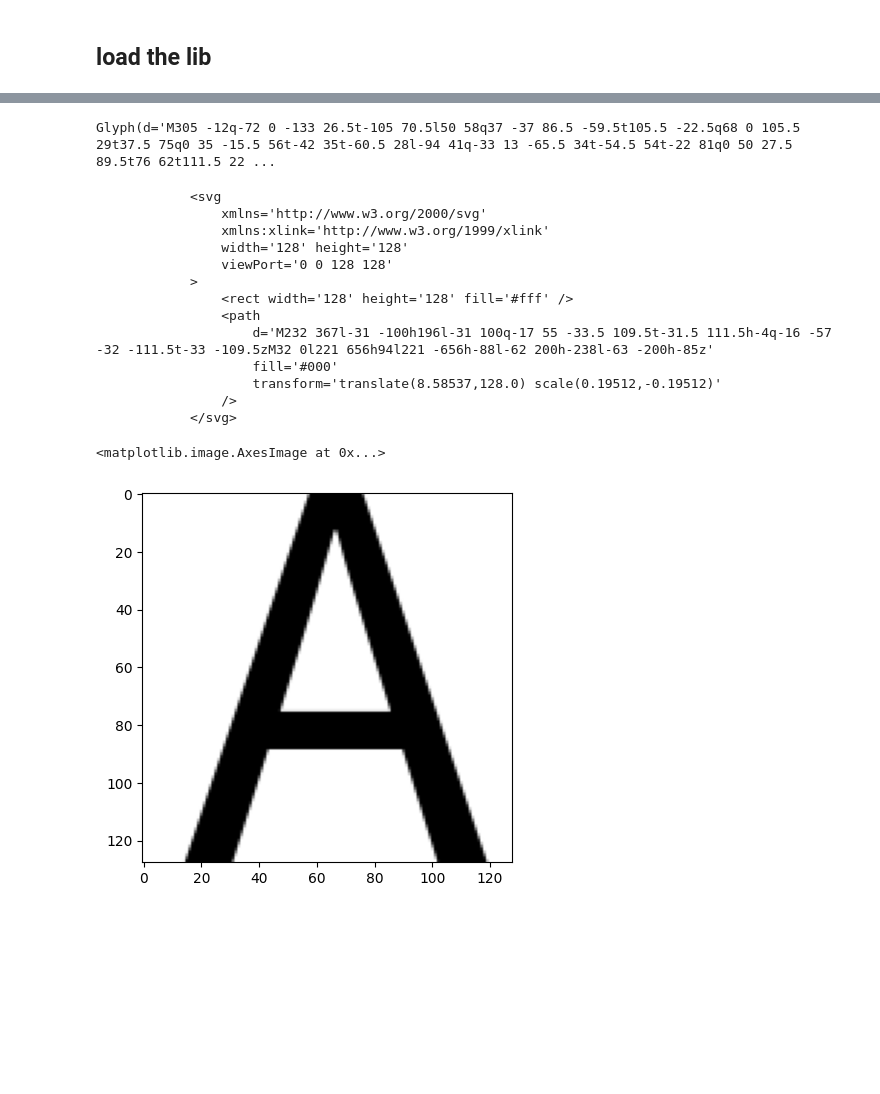
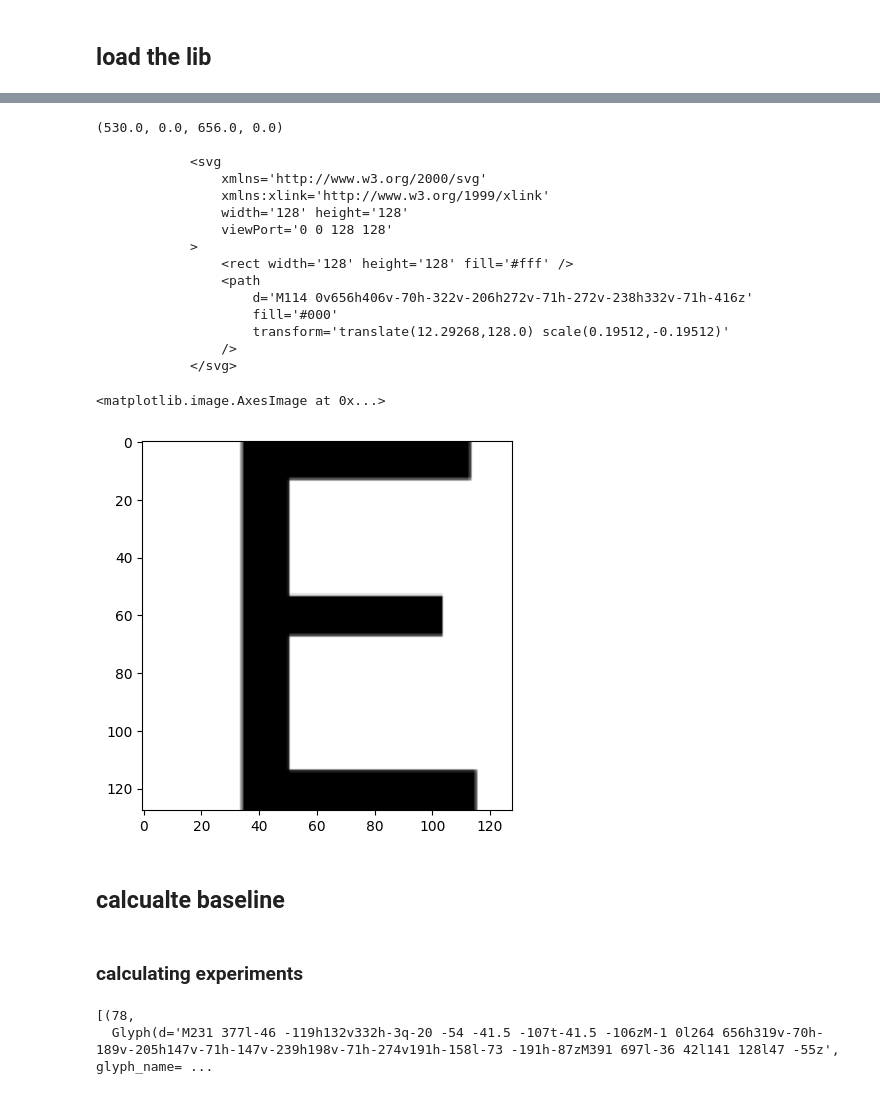
Before and after one commit to mitlyn/Fonty, a Jupyter notebook: notebooks/glyph-baseline.ipynb, the cells around one changed output, grey strips where cells are left out. Cells and saved outputs as stored; diff of their text form; code cells hidden in the pictures; blank space fills up the shorter version.

Commit message:
Fit the glyph using baseline

```diff
--- a/notebooks/glyph-baseline.ipynb
+++ b/notebooks/glyph-baseline.ipynb
@@ -20,26 +19,26 @@ The following table(s) in the font have been ignored by FontForge
 # %%
 import matplotlib.pyplot as plt
-# %%
-font_processor.glyphs[20]
-# %% [output]
-Glyph(d='M305 -12q-72 0 -133 26.5t-105 70.5l50 58q37 -37 86.5 -59.5t105.5 -22.5q68 0 105.5 29t37.5 75q0 35 -15.5 56t-42 35t-60.5 28l-94 41q-33 13 -65.5 34t-54.5 54t-22 81q0 50 27.5 89.5t76 62t111.5 22 ...
 # %%
 plt.imshow(
-    font_processor.glyph2array(font_processor.glyphs[2])
+    font_processor.glyph2array(font_processor.glyphs[6])
 )
 # %% [output]
+(530.0, 0.0, 656.0, 0.0)
+
             <svg
                 xmlns='http://www.w3.org/2000/svg'
                 xmlns:xlink='http://www.w3.org/1999/xlink'
                 width='128' height='128'
                 viewPort='0 0 128 128'
             >
                 <rect width='128' height='128' fill='#fff' />
                 <path
-                    d='M232 367l-31 -100h196l-31 100q-17 55 -33.5 109.5t-31.5 111.5h-4q-16 -57 -32 -111.5t-33 -109.5zM32 0l221 656h94l221 -656h-88l-62 200h-238l-63 -200h-85z'
+                    d='M114 0v656h406v-70h-322v-206h272v-71h-272v-238h332v-71h-416z'
                     fill='#000'
-                    transform='translate(8.58537,128.0) scale(0.19512,-0.19512)'
+                    transform='translate(12.29268,128.0) scale(0.19512,-0.19512)'
                 />
             </svg>
 <matplotlib.image.AxesImage at 0x...>
-[figure, old version]
+[figure, new version]
+# %% [markdown]
+## calcualte baseline
@@ -45,0 +75,7 @@ plt.imshow(
+# %% [markdown]
+### calculating experiments
+# %%
+[(i, glyph) for i, glyph in enumerate(font_processor.glyphs) if glyph.glyph_name=='AEacute']
+# %% [output]
+[(78,
+  Glyph(d='M231 377l-46 -119h132v332h-3q-20 -54 -41.5 -107t-41.5 -106zM-1 0l264 656h319v-70h-189v-205h147v-71h-147v-239h198v-71h-274v191h-158l-73 -191h-87zM391 697l-36 42l141 128l47 -55z', glyph_name= ...
```
Also changed, not shown: parts of 21 cells of this notebook.
